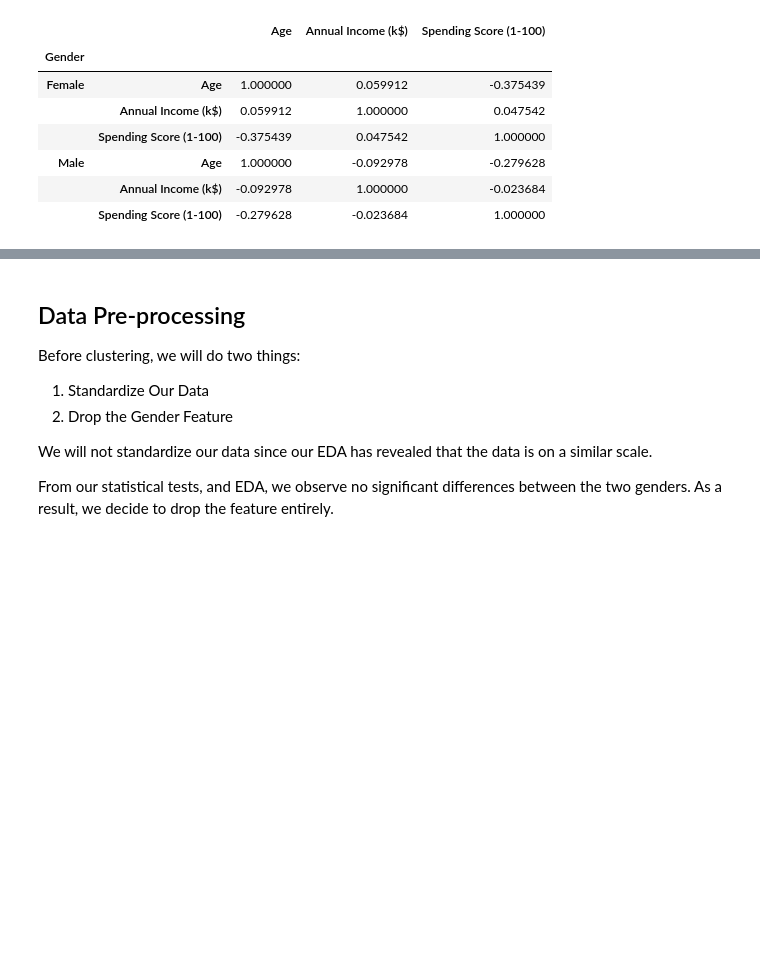
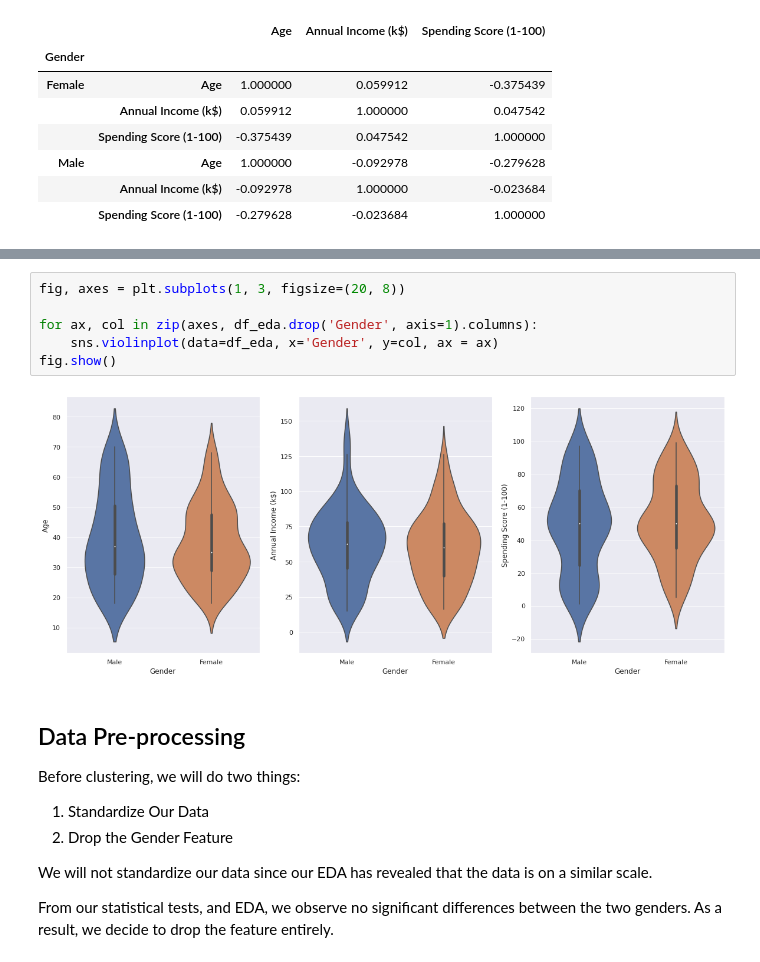
Before and after one commit to Tien-Cheng/AI-and-Machine-Learning--ST1511-, a Jupyter notebook: Assignment 2/unsupervised learning/customer_seg.ipynb, the cells around one changed output, grey strips where cells are left out. Drawn from its saved outputs; the diff is of its cells as text; blank space fills up the shorter version.

```diff
--- a/Assignment 2/unsupervised learning/customer_seg.ipynb
+++ b/Assignment 2/unsupervised learning/customer_seg.ipynb
@@ -384,3 +398,11 @@ df.groupby('Gender').corr()
+# %%
+fig, axes = plt.subplots(1, 3, figsize=(20, 8))
+
+for ax, col in zip(axes, df_eda.drop('Gender', axis=1).columns):
+    sns.violinplot(data=df_eda, x='Gender', y=col, ax = ax)
+fig.show()
+# %% [output]
+[figure, added]
 # %% [markdown]
 ## Data Pre-processing
 
```
Also changed, not shown: parts of 6 cells of this notebook, 6 other files.
